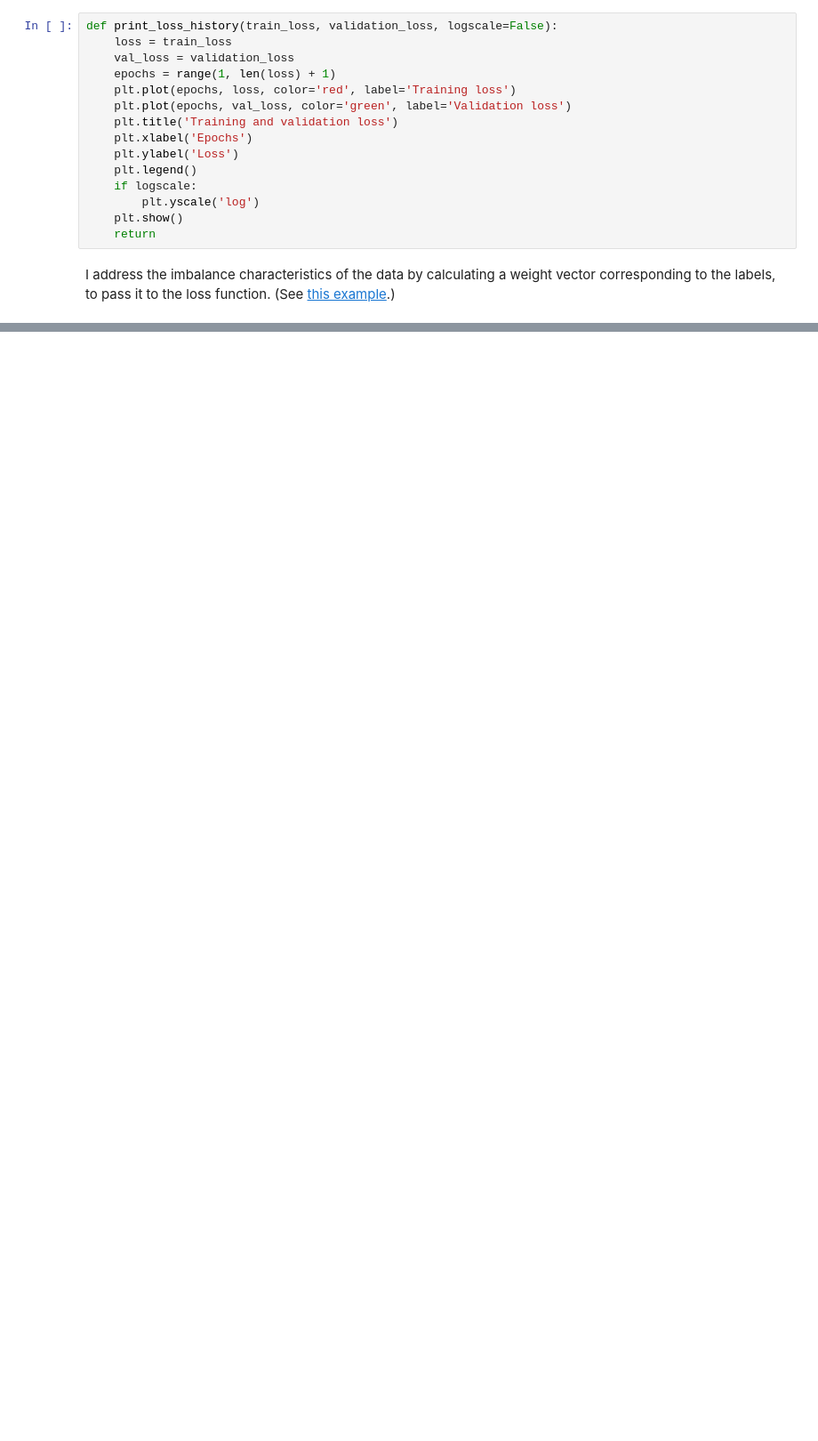
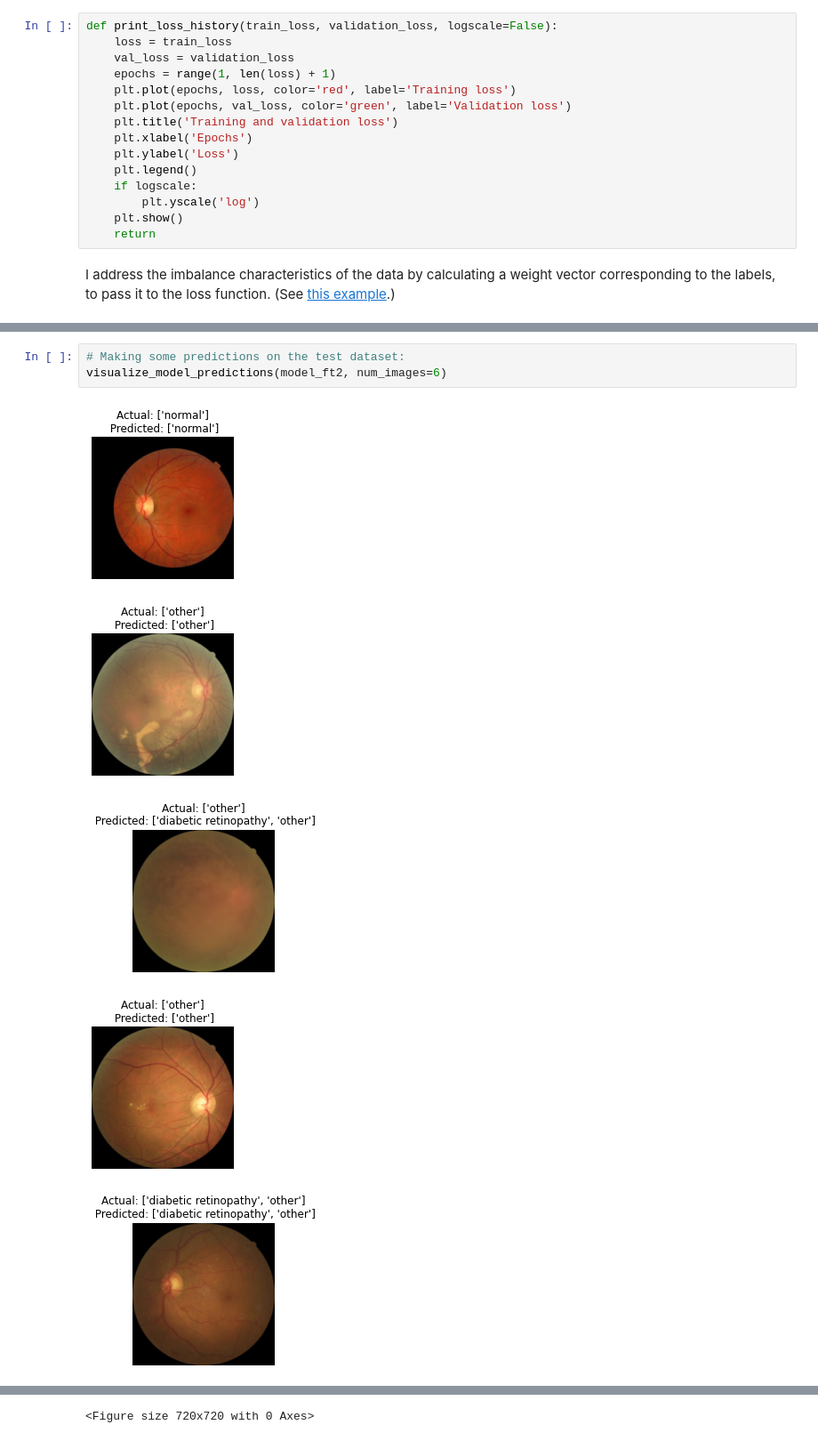
Before and after one commit to blueraymusic/Retinal, a Jupyter notebook: Retinal_Disease_Detection.ipynb, the cells around one changed output, grey strips where cells are left out. Shown at 89% size. Saved outputs shown, nothing was run; the diff lists cells and outputs as text; blank space fills up the shorter version.

```diff
--- a/Retinal_Disease_Detection.ipynb
+++ b/Retinal_Disease_Detection.ipynb
@@ -496,0 +697,9 @@ Then, the ResNet50 is performing better.
+# %%
+# Making some predictions on the test dataset:
+visualize_model_predictions(model_ft2, num_images=6)
+# %% [output]
+[figure, added]
+[figure, added]
+[figure, added]
+[figure, added]
+[figure, added]
@@ -496,0 +707 @@ Then, the ResNet50 is performing better.
+<Figure size 720x720 with 0 Axes>
```
Also changed, not shown: parts of 45 cells of this notebook.
